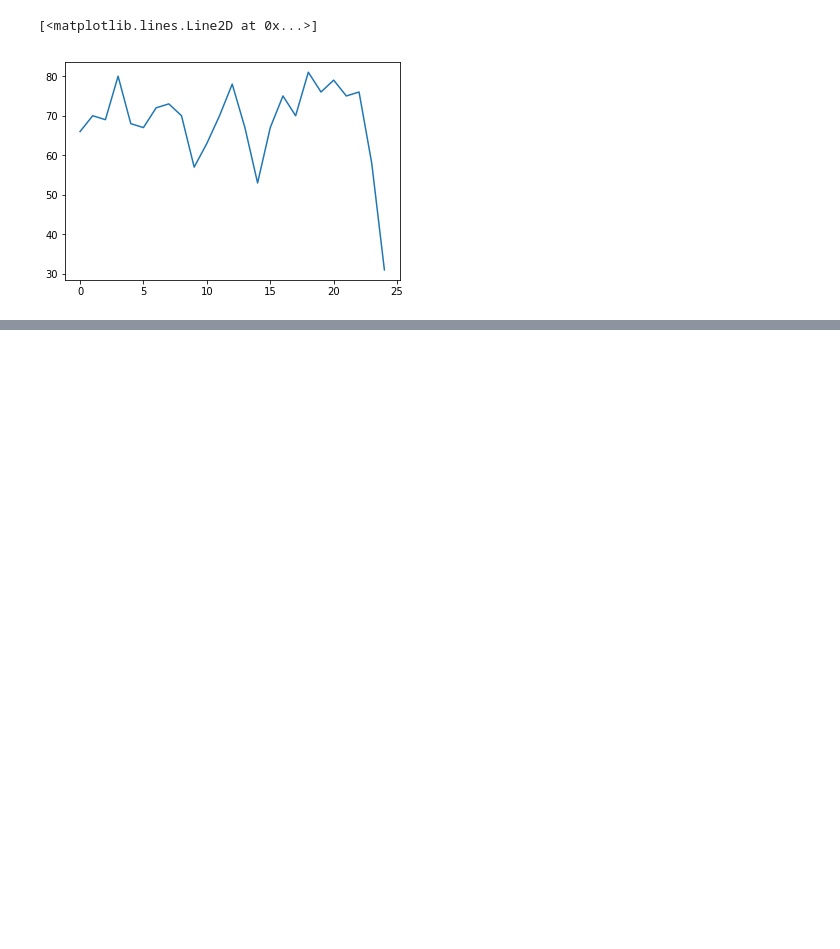
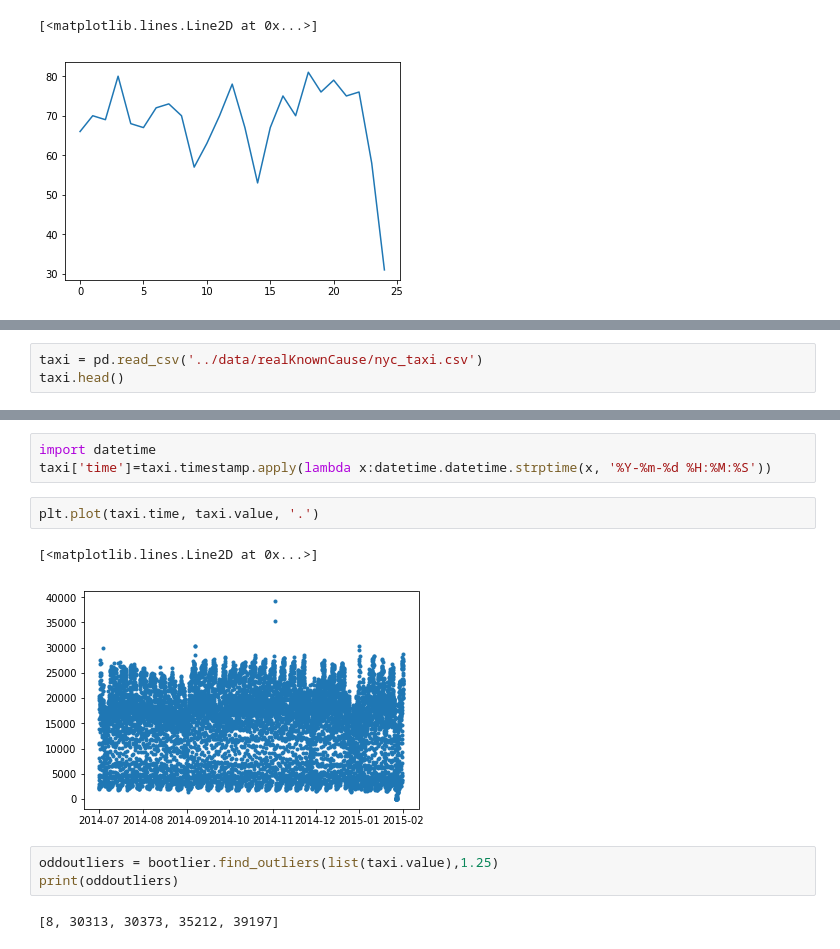
Before and after one commit to mtpatter/kaiba, a Jupyter notebook: notebooks/example-outliers.ipynb, the cells around one changed output, grey strips where cells are left out. Cells and saved outputs as stored; diff of their text form; blank space fills up the shorter version.

Commit message:
Update outliers example

```diff
--- a/notebooks/example-outliers.ipynb
+++ b/notebooks/example-outliers.ipynb
@@ -119,0 +130,3 @@ odd: 1.51515151515 [31]
+# %%
+taxi = pd.read_csv('../data/realKnownCause/nyc_taxi.csv')
+taxi.head()
@@ -119,0 +140,13 @@ odd: 1.51515151515 [31]
+# %%
+import datetime
+taxi['time']=taxi.timestamp.apply(lambda x:datetime.datetime.strptime(x, '%Y-%m-%d %H:%M:%S'))
+# %%
+plt.plot(taxi.time, taxi.value, '.')
+# %% [output]
+[<matplotlib.lines.Line2D at 0x...>]
+[figure, added]
+# %%
+oddoutliers = bootlier.find_outliers(list(taxi.value),1.25)
+print(oddoutliers)
+# %% [output]
+[8, 30313, 30373, 35212, 39197]
```
Also changed, not shown: parts of 14 cells of this notebook.
